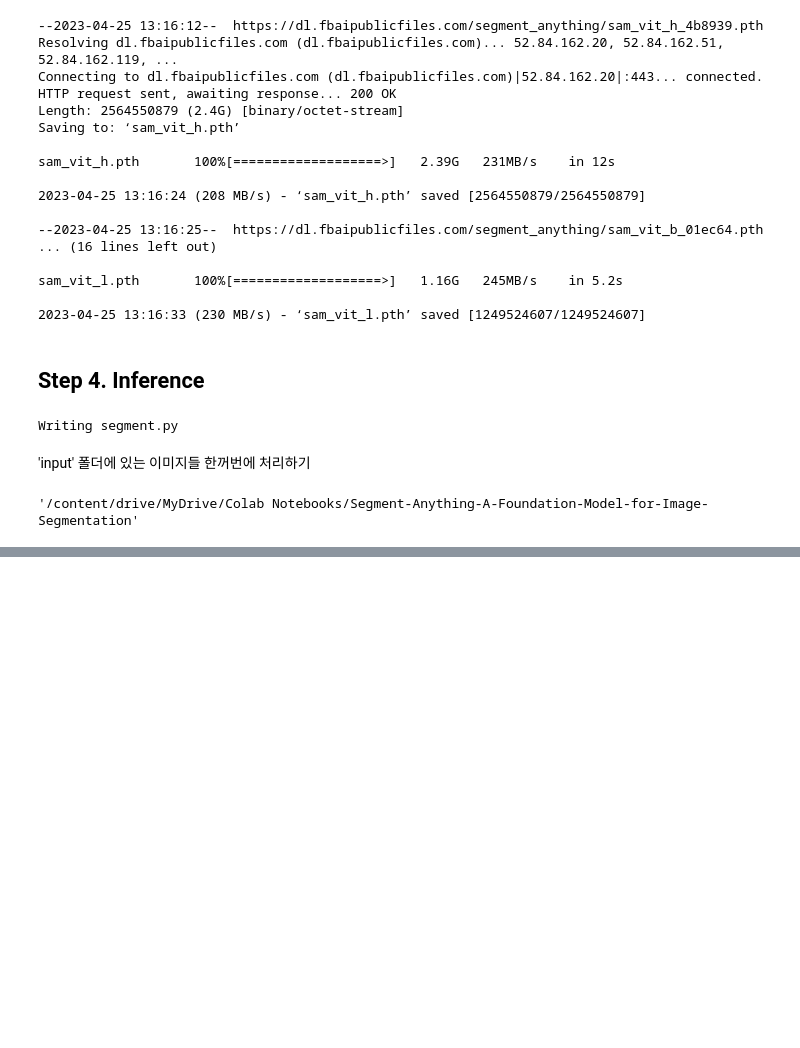
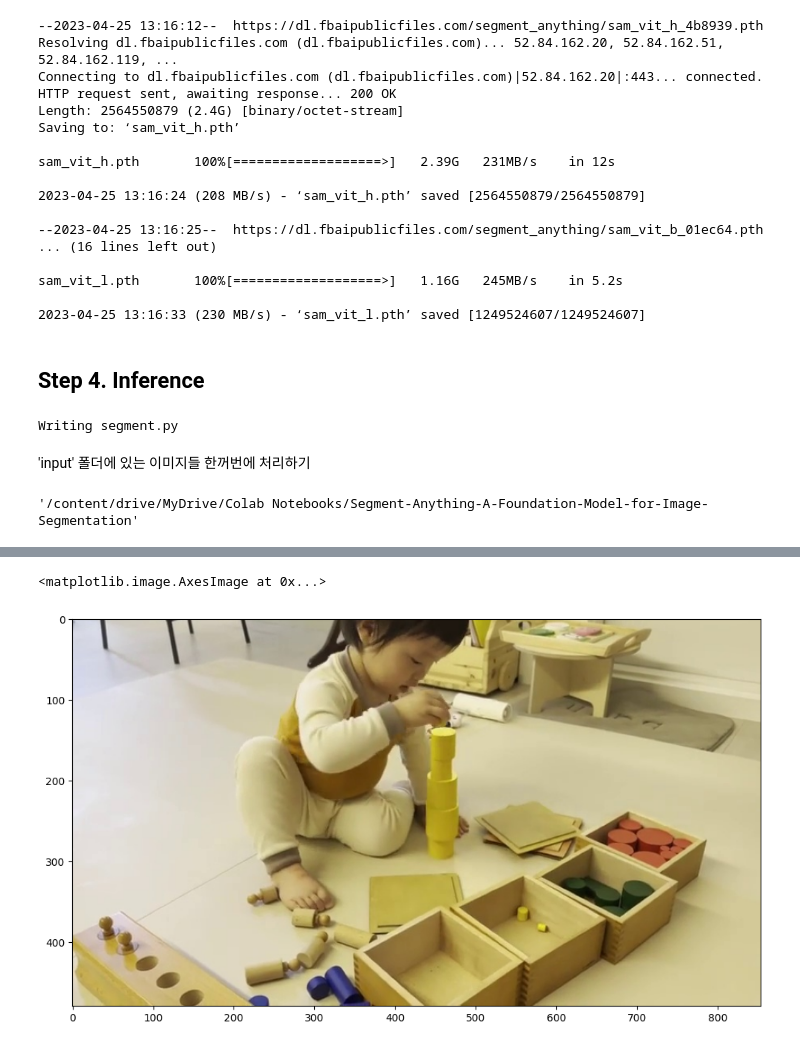
Before and after one commit to kim-jeonghyun/advanced_detection_segmentation_model, a Jupyter notebook: segment_anything_inference_practice.ipynb, the cells around one changed output, grey strips where cells are left out. Saved outputs shown, nothing was run; the diff lists cells and outputs as text; code cells hidden in the pictures; blank space fills up the shorter version.

```diff
--- a/segment_anything_inference_practice.ipynb
+++ b/segment_anything_inference_practice.ipynb
@@ -212,0 +315,6 @@ mask_generator = SamAutomaticMaskGenerator(sam)
+# %%
+plt.figure(figsize=(12, 9))
+plt.imshow(image)
+# %% [output]
+<matplotlib.image.AxesImage at 0x...>
+[figure, added]
```
Also changed, not shown: parts of 12 cells of this notebook.
